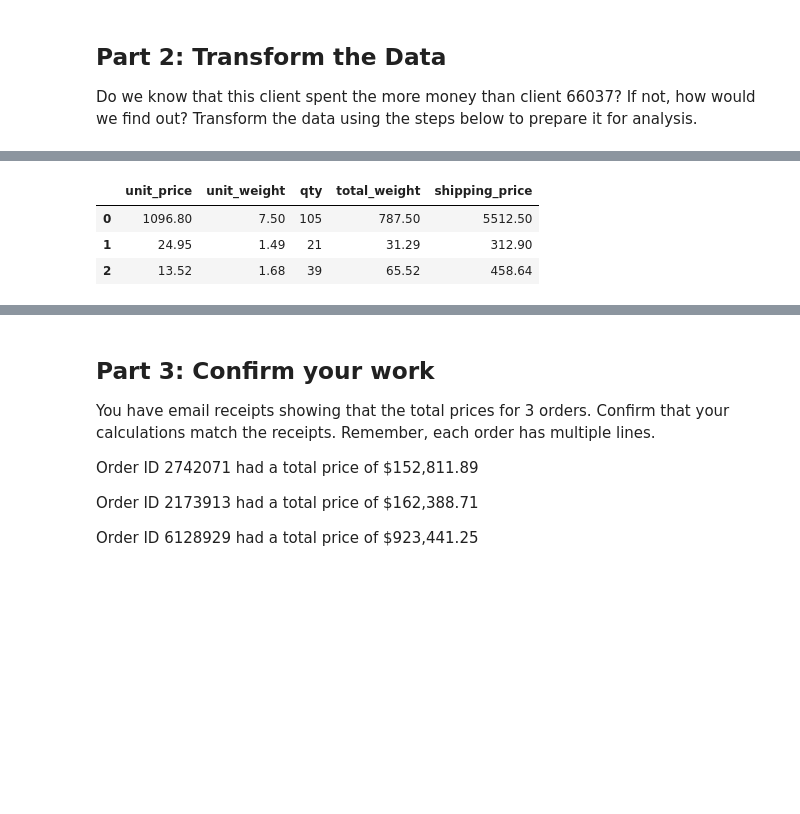
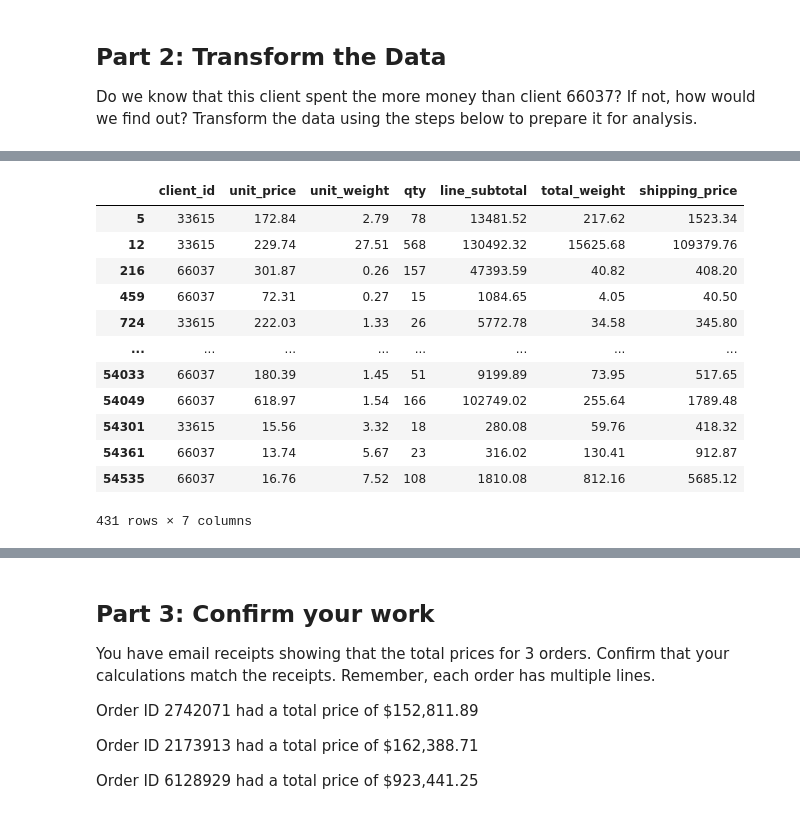
Before and after one commit to elcooney/pandas-challenge-1, a Jupyter notebook: wholesale_data_analysis_starter_code.ipynb, the cells around one changed output, grey strips where cells are left out. Cells and saved outputs as stored; diff of their text form; code cells hidden in the pictures; blank space fills up the shorter version.

```diff
--- a/wholesale_data_analysis_starter_code.ipynb
+++ b/wholesale_data_analysis_starter_code.ipynb
@@ -182,4 +182,10 @@ jr_df['qty'].sum()
 Do we know that this client spent the more money than client 66037? If not, how would we find out? Transform the data using the steps below to prepare it for analysis.
 # %%
 # Create a column that calculates the subtotal for each line using the unit_price and the qty
+
+df['line_subtotal'] = df['unit_price'] * df['qty']
+comparison_mask = (df['client_id']==33615) | (df['client_id']==66037)
+
+subtotal_df = df.loc[comparison_mask, ['client_id', 'unit_price', 'qty', 'line_subtotal']]
+subtotal_df
 # %% [output]
@@ -189,10 +205,31 @@ Do we know that this client spent the more money than client 66037? If not, how
 # %%
 # Create a column for shipping price.
 # Assume a shipping price of $7 per pound for orders over 50 pounds and $10 per pound for items 50 pounds or under.
+import numpy as np
+
+df['total_weight'] = df['unit_weight'] * df['qty']
+#df['shipping_price'] = df.loc[df['total_weight'] > 50, 'total_weight'] * 7
+df['shipping_price'] = np.where(df['total_weight'] >= 50, df['total_weight'] * 7, df['total_weight']*10)
+#df['shipping_price'] = df.loc[df['total_weight'] < 50, 'total_weight'] * 10
+
+
+comparison_mask = (df['client_id']==33615) | (df['client_id']==66037)
+
+subtotal_df = df.loc[comparison_mask, ['client_id', 'unit_price', 'unit_weight', 'qty', 'line_subtotal','total_weight', 'shipping_price']]
+subtotal_df
 # %% [output]
-|  | unit_price | unit_weight | qty | total_weight | shipping_price |
-| 0 | 1096.80 | 7.50 | 105 | 787.50 | 5512.50 |
-| 1 | 24.95 | 1.49 | 21 | 31.29 | 312.90 |
-| 2 | 13.52 | 1.68 | 39 | 65.52 | 458.64 |
+|  | client_id | unit_price | unit_weight | qty | line_subtotal | total_weight | shipping_price |
+| 5 | 33615 | 172.84 | 2.79 | 78 | 13481.52 | 217.62 | 1523.34 |
+| 12 | 33615 | 229.74 | 27.51 | 568 | 130492.32 | 15625.68 | 109379.76 |
+| 216 | 66037 | 301.87 | 0.26 | 157 | 47393.59 | 40.82 | 408.20 |
+| 459 | 66037 | 72.31 | 0.27 | 15 | 1084.65 | 4.05 | 40.50 |
+| 724 | 33615 | 222.03 | 1.33 | 26 | 5772.78 | 34.58 | 345.80 |
+| ... | ... | ... | ... | ... | ... | ... | ... |
+| 54033 | 66037 | 180.39 | 1.45 | 51 | 9199.89 | 73.95 | 517.65 |
+| 54049 | 66037 | 618.97 | 1.54 | 166 | 102749.02 | 255.64 | 1789.48 |
+| 54301 | 33615 | 15.56 | 3.32 | 18 | 280.08 | 59.76 | 418.32 |
+| 54361 | 66037 | 13.74 | 5.67 | 23 | 316.02 | 130.41 | 912.87 |
+| 54535 | 66037 | 16.76 | 7.52 | 108 | 1810.08 | 812.16 | 5685.12 |
+431 rows × 7 columns
 # %%
 # Create a column for the total price using the subtotal and the shipping price along with a sales tax of 9.25%
```
Also changed, not shown: parts of 8 cells of this notebook.
